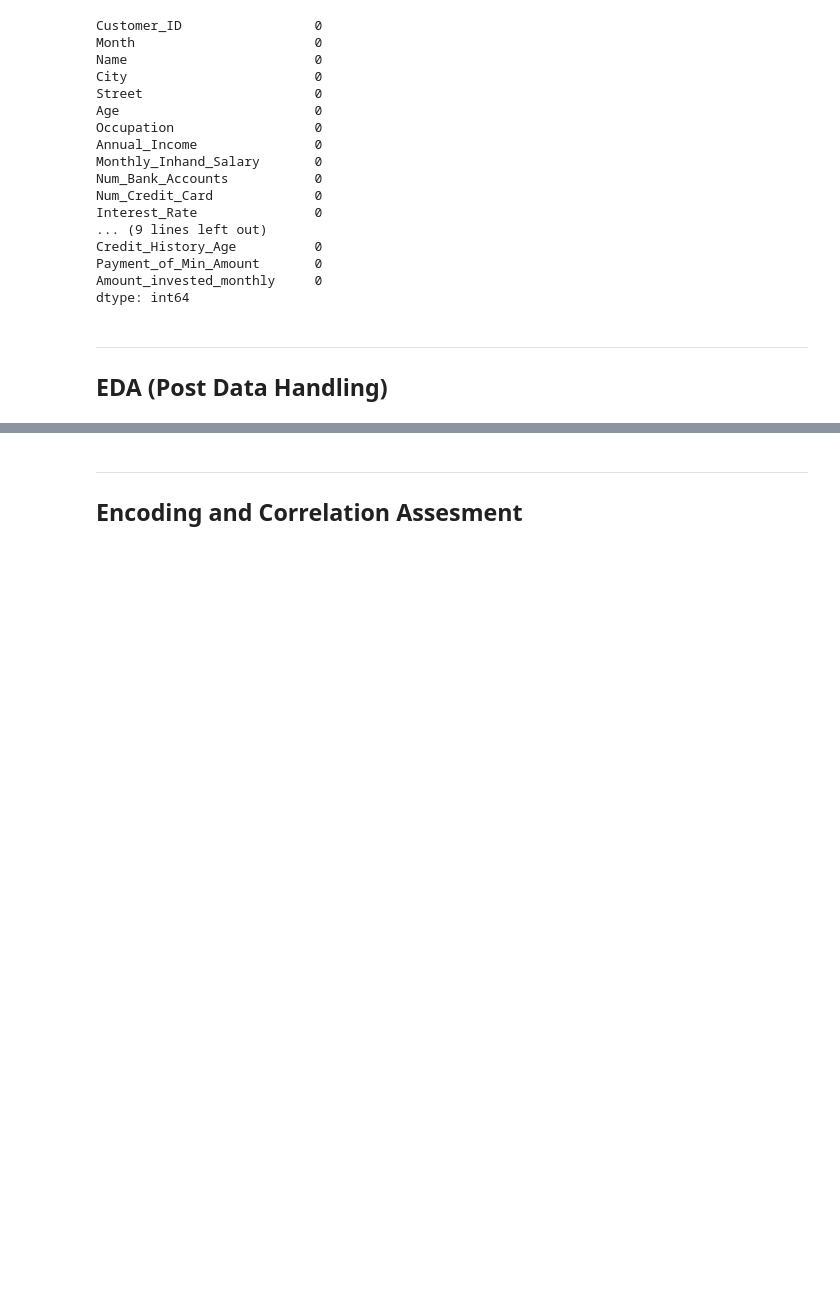
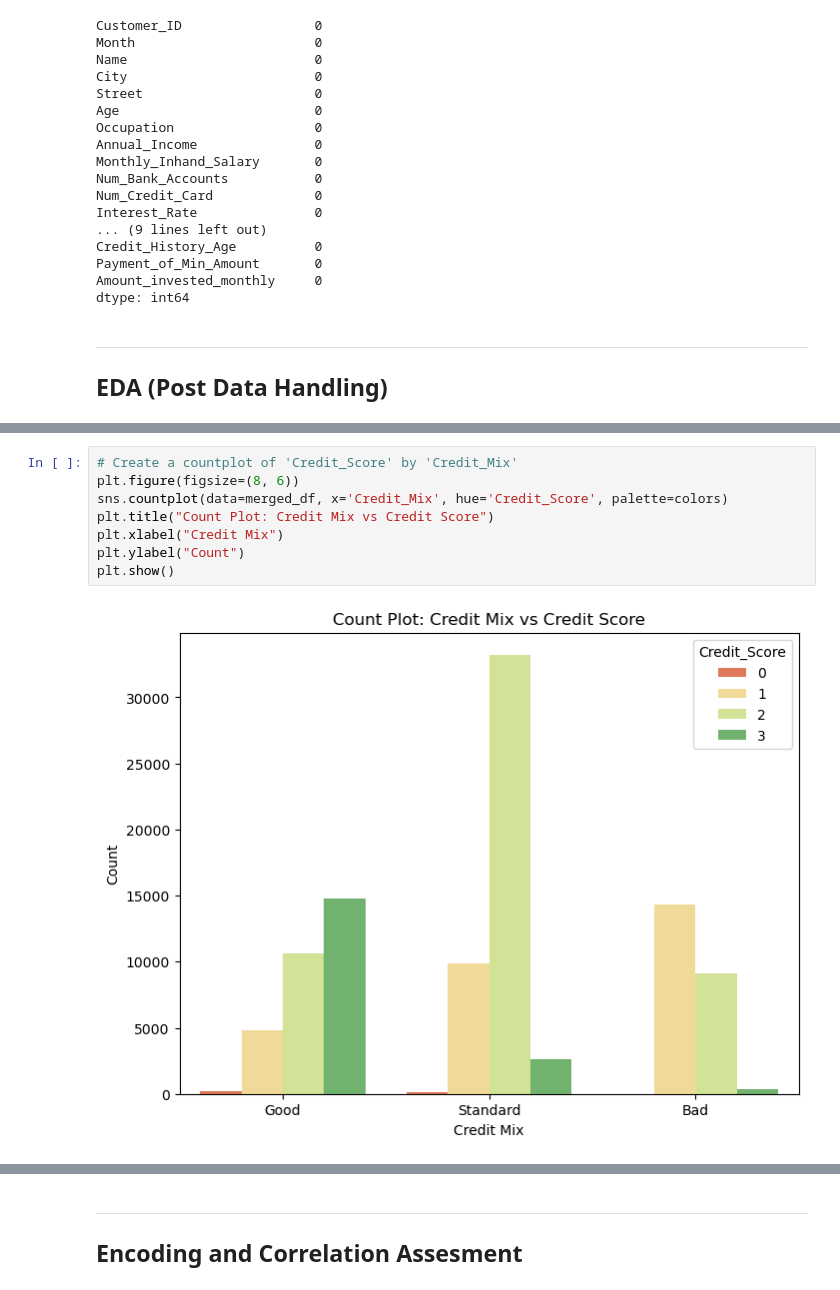
Before and after one commit to Chargent/Credit-Score-Prediction, a Jupyter notebook: main.ipynb, the cells around one changed output, grey strips where cells are left out. Cells and saved outputs as stored; diff of their text form; blank space fills up the shorter version.

```diff
--- a/main.ipynb
+++ b/main.ipynb
@@ -1205,0 +1273,10 @@ dtype: int64
+# %%
+# Create a countplot of 'Credit_Score' by 'Credit_Mix'
+plt.figure(figsize=(8, 6))
+sns.countplot(data=merged_df, x='Credit_Mix', hue='Credit_Score', palette=colors)
+plt.title("Count Plot: Credit Mix vs Credit Score")
+plt.xlabel("Credit Mix")
+plt.ylabel("Count")
+plt.show()
+# %% [output]
+[figure, added]
```
Also changed, not shown: parts of 7 cells of this notebook.
